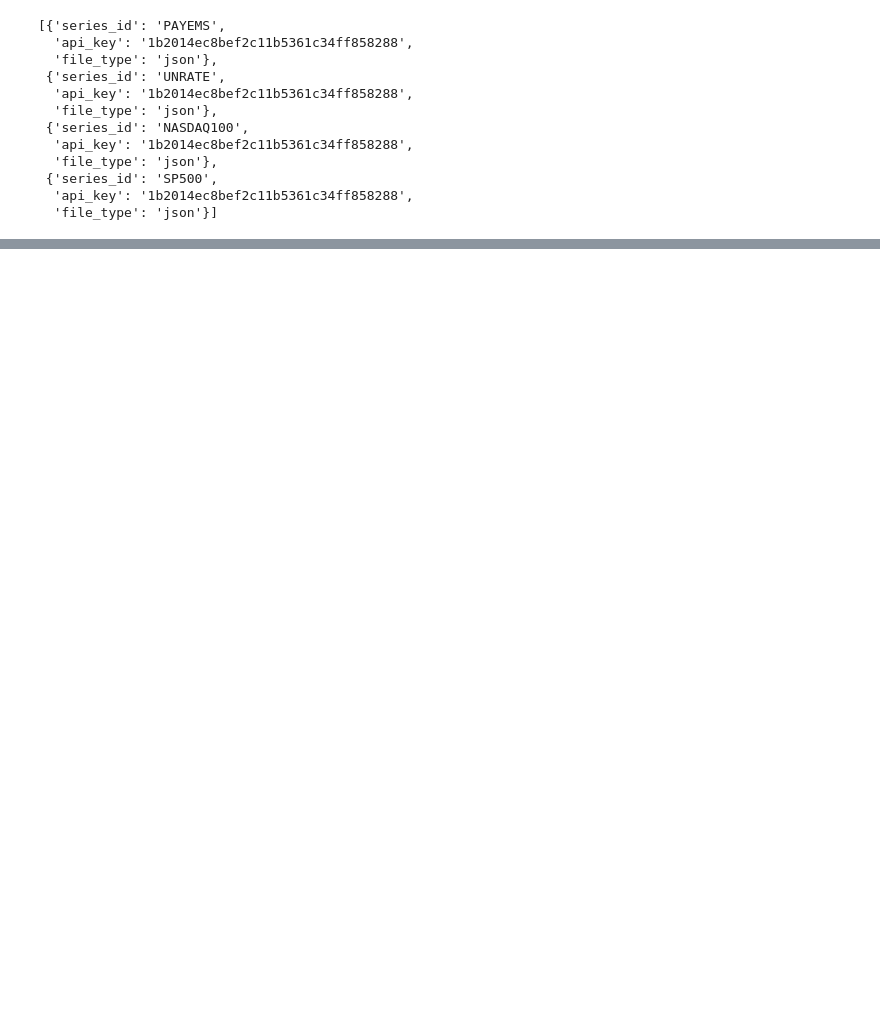
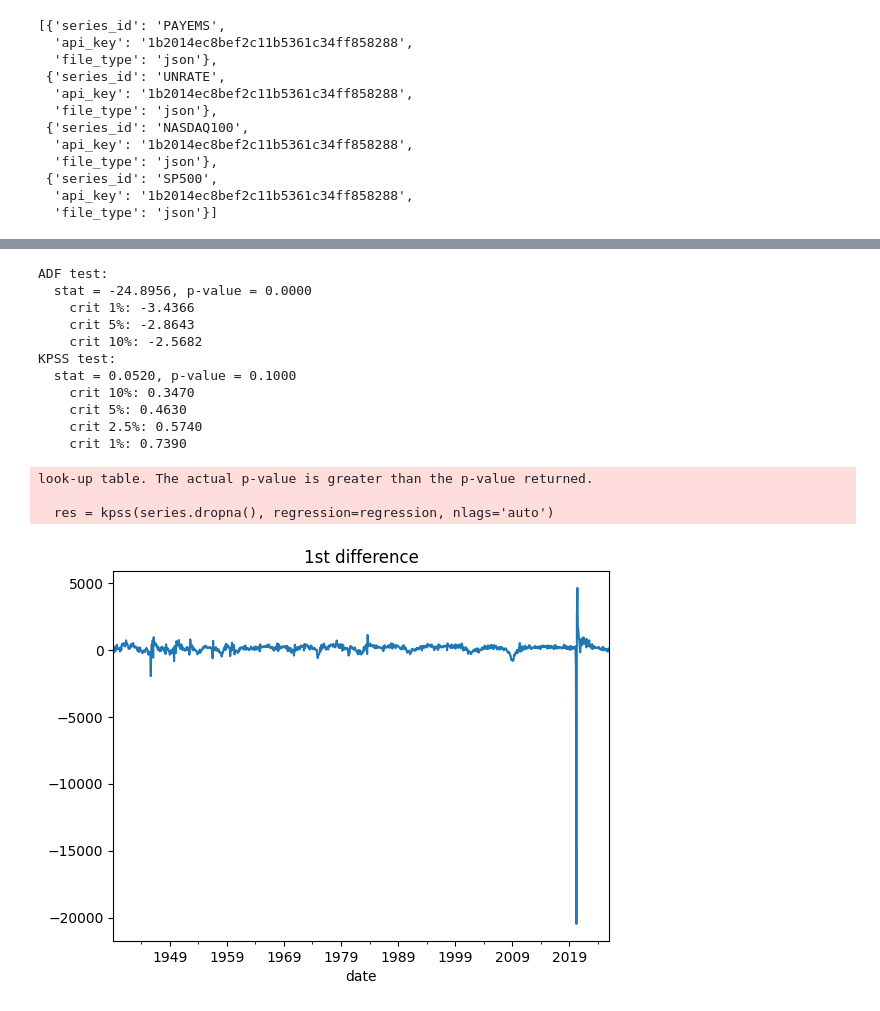
Before and after one commit to spinolagab/TCC-Time-Series-Analysis-Applied-to-Macroeconomy, a Jupyter notebook: Notebook/API_CSV_FRED.ipynb, the cells around one changed output, grey strips where cells are left out. Cells and saved outputs as stored; diff of their text form; code cells hidden in the pictures; blank space fills up the shorter version.

Commit message:
feat: Augmented Dickey-Fuller Test and KPSS test implemented

```diff
--- a/Notebook/API_CSV_FRED.ipynb
+++ b/Notebook/API_CSV_FRED.ipynb
@@ -181,0 +191,19 @@ plt.show()
+# %%
+# Augmented Dickey-Fuller Test
+def adf_test(series):
+    res = adfuller(series.dropna())
+    print('ADF test:')
+    print(f'  stat = {res[0]:.4f}, p-value = {res[1]:.4f}')
+    for key, val in res[4].items():
+        print(f'    crit {key}: {val:.4f}')
+
+# KPSS Test
+def kpss_test(series, regression='c'):
+    res = kpss(series.dropna(), regression=regression, nlags='auto')
+    print('KPSS test:')
+    print(f'  stat = {res[0]:.4f}, p-value = {res[1]:.4f}')
+    for key, val in res[3].items():
+        print(f'    crit {key}: {val:.4f}')
+
+adf_test(s)
+kpss_test(s)
@@ -181,0 +230,21 @@ plt.show()
+# %%
+s_diff = s.diff().dropna()
+adf_test(s_diff)
+kpss_test(s_diff)
+s_diff.plot(title='1st difference'); plt.show()
+# %% [output]
+ADF test:
+  stat = -24.8956, p-value = 0.0000
+    crit 1%: -3.4366
+    crit 5%: -2.8643
+    crit 10%: -2.5682
+KPSS test:
+  stat = 0.0520, p-value = 0.1000
+    crit 10%: 0.3470
+    crit 5%: 0.4630
+    crit 2.5%: 0.5740
+    crit 1%: 0.7390
+look-up table. The actual p-value is greater than the p-value returned.
+
+  res = kpss(series.dropna(), regression=regression, nlags='auto')
+[figure, added]
```
Also changed, not shown: parts of 10 cells of this notebook, 1 other file.
